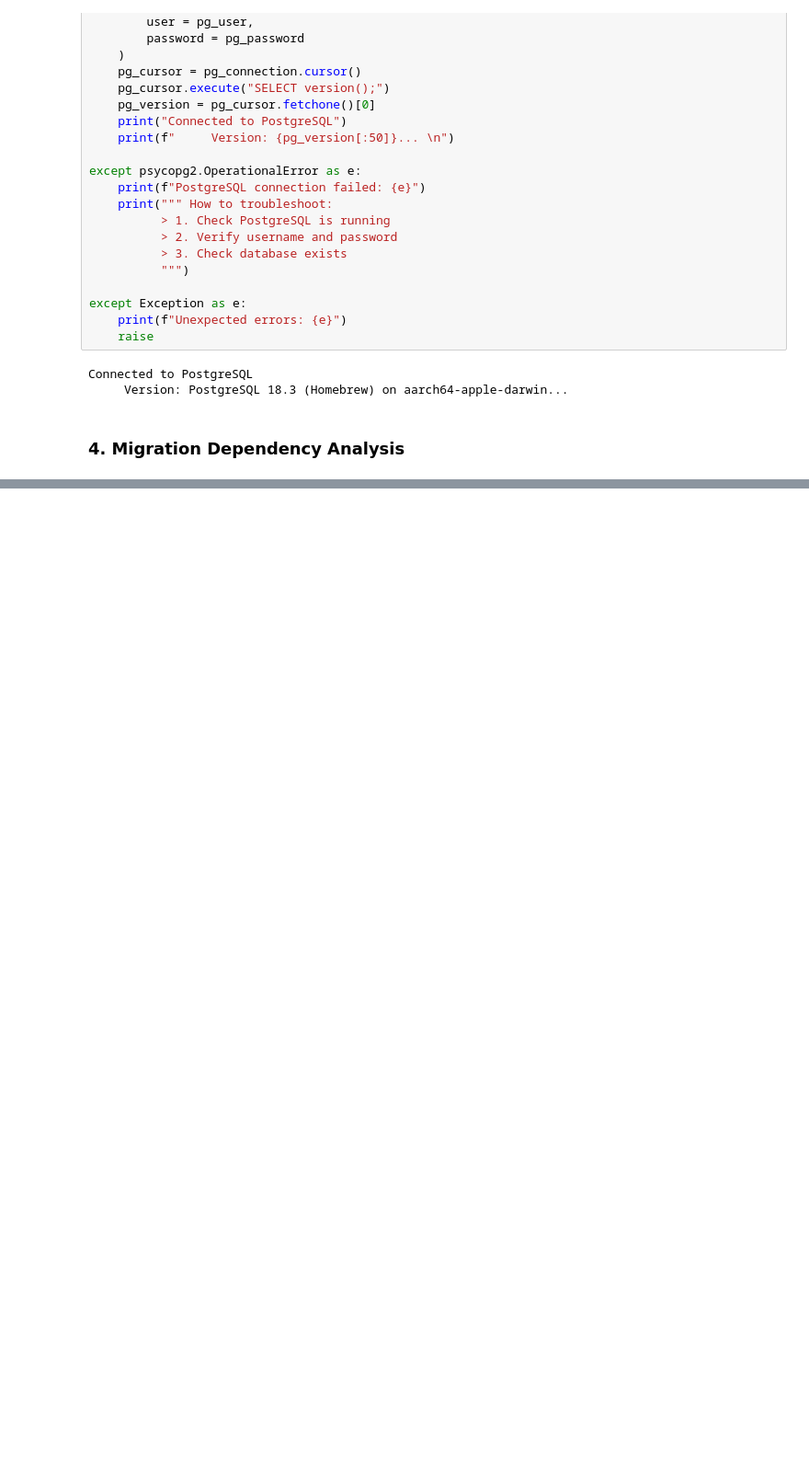
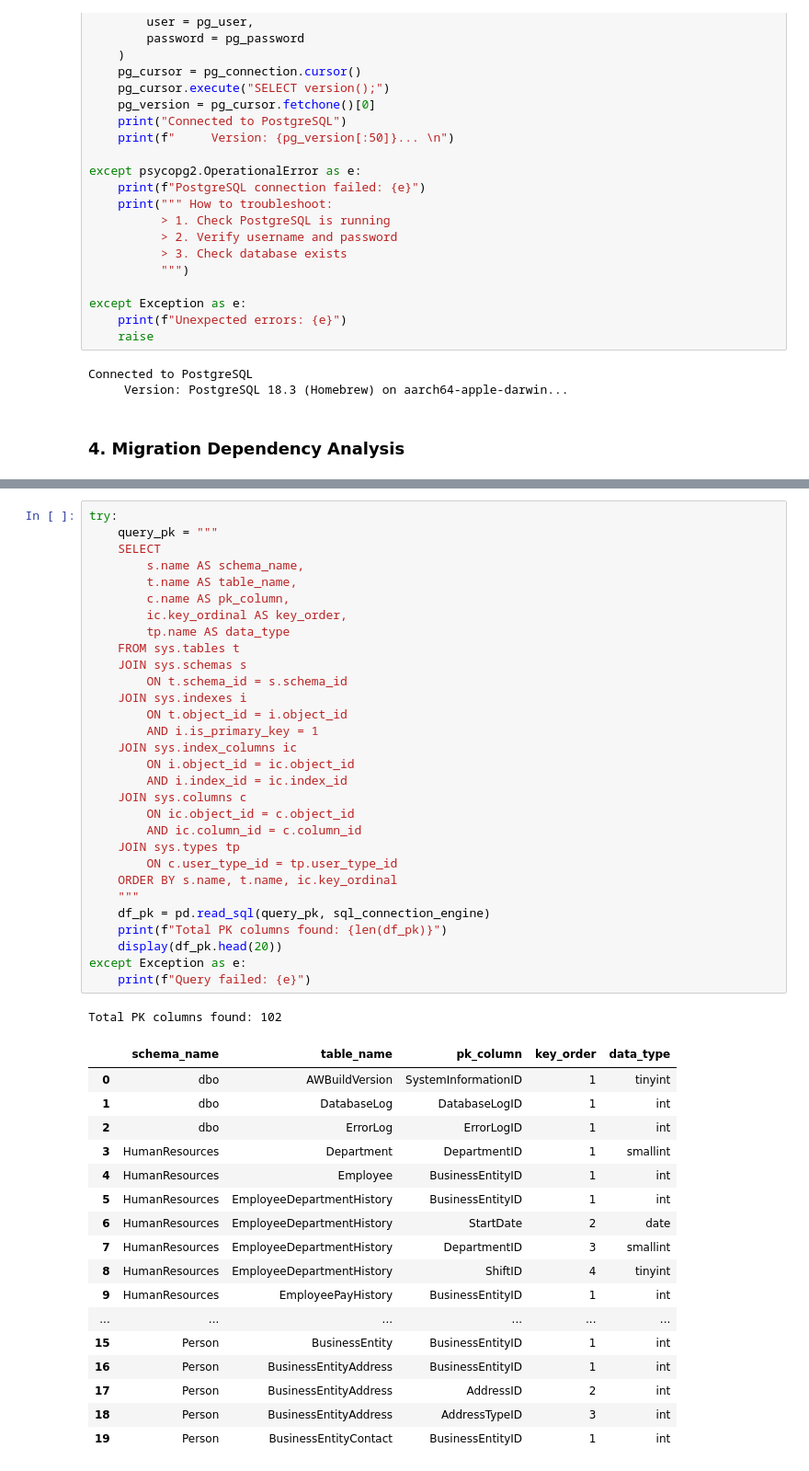
Before and after one commit to liamletran/database-migration-pipeline, a Jupyter notebook: run-migration-uat.ipynb, the cells around one changed output, grey strips where cells are left out. Shown at 92% size. Saved outputs shown, nothing was run; the diff lists cells and outputs as text; blank space fills up the shorter version.

```diff
--- a/run-migration-uat.ipynb
+++ b/run-migration-uat.ipynb
@@ -110,0 +210,49 @@ Connected to PostgreSQL
+# %%
+try:
+    query_pk = """
+    SELECT
+        s.name AS schema_name,
+        t.name AS table_name,
+        c.name AS pk_column,
+        ic.key_ordinal AS key_order,
+        tp.name AS data_type
+    FROM sys.tables t
+    JOIN sys.schemas s
+        ON t.schema_id = s.schema_id
+    JOIN sys.indexes i
+        ON t.object_id = i.object_id
+        AND i.is_primary_key = 1
+    JOIN sys.index_columns ic
+        ON i.object_id = ic.object_id
+        AND i.index_id = ic.index_id
+    JOIN sys.columns c
+        ON ic.object_id = c.object_id
+        AND ic.column_id = c.column_id
+    JOIN sys.types tp
+        ON c.user_type_id = tp.user_type_id
+    ORDER BY s.name, t.name, ic.key_ordinal
+    """
+    df_pk = pd.read_sql(query_pk, sql_connection_engine)
+    print(f"Total PK columns found: {len(df_pk)}")
+    display(df_pk.head(20))
+except Exception as e:
+    print(f"Query failed: {e}")
+# %% [output]
+Total PK columns found: 102
+|  | schema_name | table_name | pk_column | key_order | data_type |
+| 0 | dbo | AWBuildVersion | SystemInformationID | 1 | tinyint |
+| 1 | dbo | DatabaseLog | DatabaseLogID | 1 | int |
+| 2 | dbo | ErrorLog | ErrorLogID | 1 | int |
+| 3 | HumanResources | Department | DepartmentID | 1 | smallint |
+| 4 | HumanResources | Employee | BusinessEntityID | 1 | int |
+| 5 | HumanResources | EmployeeDepartmentHistory | BusinessEntityID | 1 | int |
+| 6 | HumanResources | EmployeeDepartmentHistory | StartDate | 2 | date |
+| 7 | HumanResources | EmployeeDepartmentHistory | DepartmentID | 3 | smallint |
+| 8 | HumanResources | EmployeeDepartmentHistory | ShiftID | 4 | tinyint |
+| 9 | HumanResources | EmployeePayHistory | BusinessEntityID | 1 | int |
+| ... | ... | ... | ... | ... | ... |
+| 15 | Person | BusinessEntity | BusinessEntityID | 1 | int |
+| 16 | Person | BusinessEntityAddress | BusinessEntityID | 1 | int |
+| 17 | Person | BusinessEntityAddress | AddressID | 2 | int |
+| 18 | Person | BusinessEntityAddress | AddressTypeID | 3 | int |
+| 19 | Person | BusinessEntityContact | BusinessEntityID | 1 | int |
```
Also changed, not shown: parts of 8 cells of this notebook.
